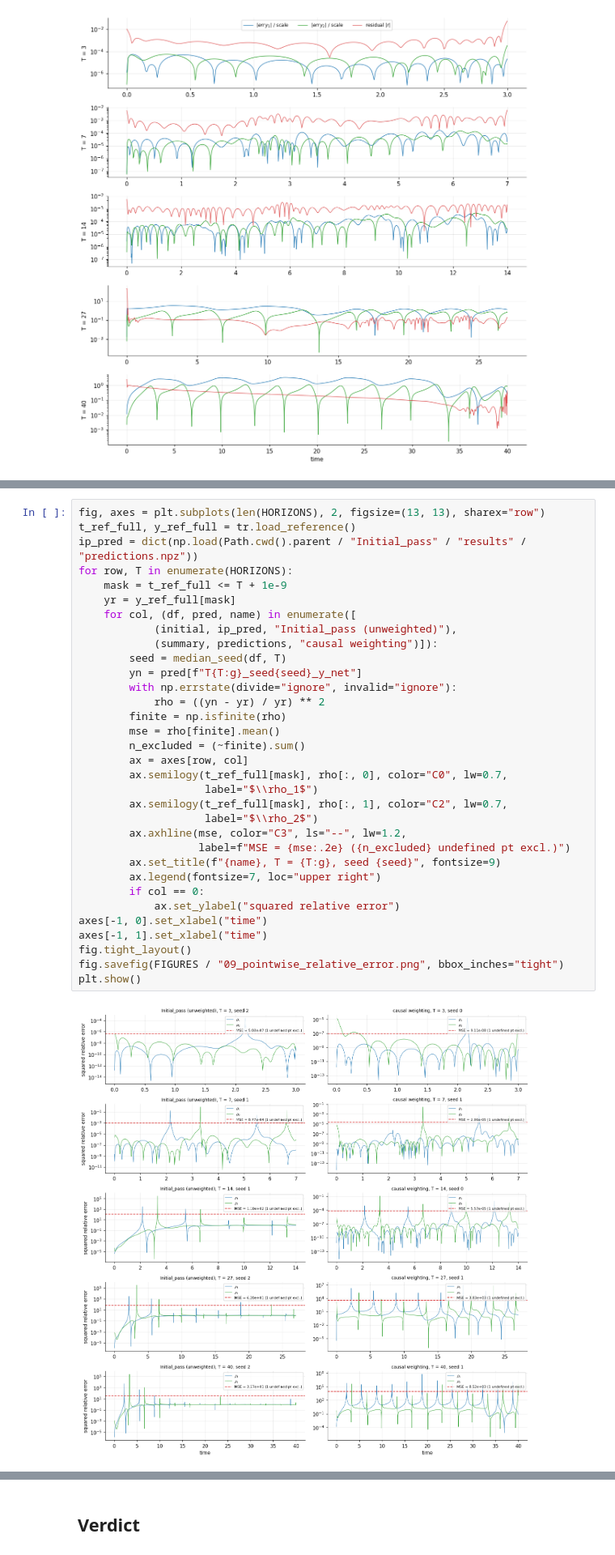
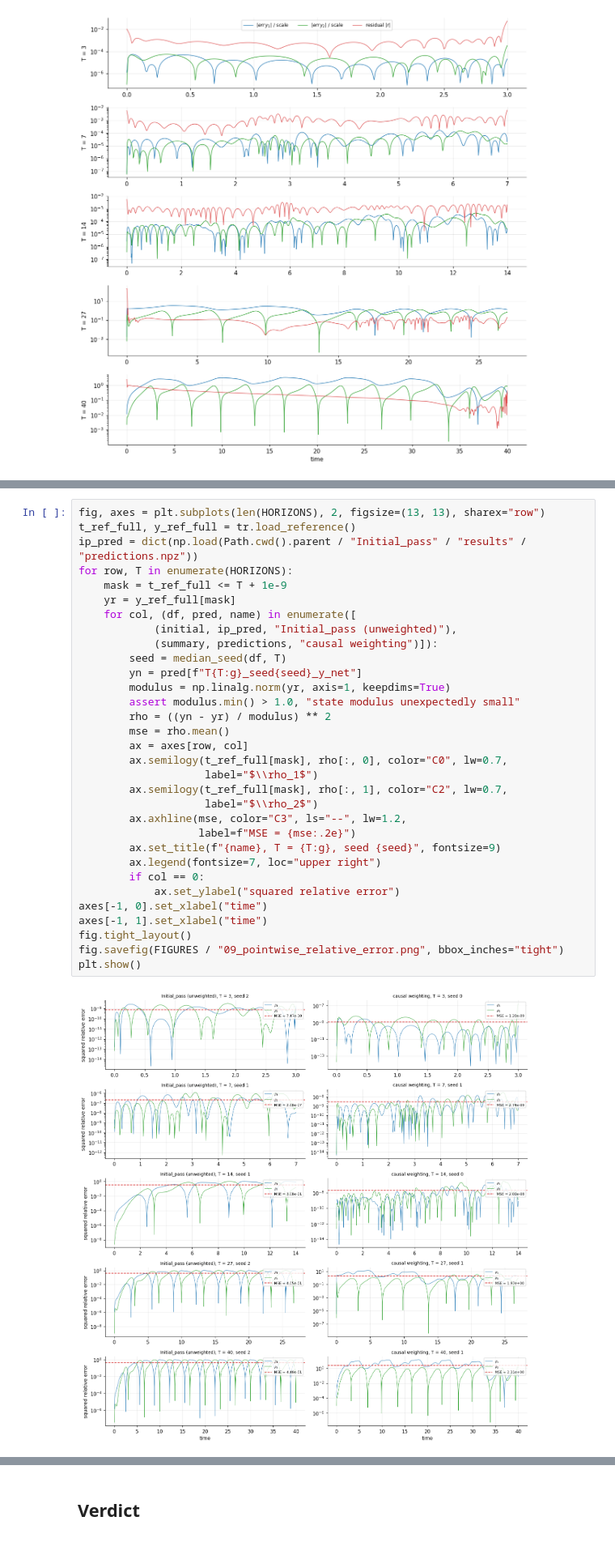
Before and after one commit to GeorgeWilliam1999/Van_Der_Pole, a Jupyter notebook: continuous_time_network/Causal_weighting/causal_weighting_sweep.ipynb, the cells around one changed output, grey strips where cells are left out. Shown at 81% size. Drawn from its saved outputs; the diff is of its cells as text.

```diff
--- a/continuous_time_network/Causal_weighting/causal_weighting_sweep.ipynb
+++ b/continuous_time_network/Causal_weighting/causal_weighting_sweep.ipynb
@@ -302,38 +302,37 @@ read directly as squared fractional error.
 # %%
 fig, axes = plt.subplots(len(HORIZONS), 2, figsize=(13, 13), sharex="row")
 t_ref_full, y_ref_full = tr.load_reference()
 ip_pred = dict(np.load(Path.cwd().parent / "Initial_pass" / "results" / "predictions.npz"))
 for row, T in enumerate(HORIZONS):
     mask = t_ref_full <= T + 1e-9
     yr = y_ref_full[mask]
     for col, (df, pred, name) in enumerate([
             (initial, ip_pred, "Initial_pass (unweighted)"),
             (summary, predictions, "causal weighting")]):
         seed = median_seed(df, T)
         yn = pred[f"T{T:g}_seed{seed}_y_net"]
-        with np.errstate(divide="ignore", invalid="ignore"):
-            rho = ((yn - yr) / yr) ** 2
-        finite = np.isfinite(rho)
-        mse = rho[finite].mean()
-        n_excluded = (~finite).sum()
+        modulus = np.linalg.norm(yr, axis=1, keepdims=True)
+        assert modulus.min() > 1.0, "state modulus unexpectedly small"
+        rho = ((yn - yr) / modulus) ** 2
+        mse = rho.mean()
         ax = axes[row, col]
         ax.semilogy(t_ref_full[mask], rho[:, 0], color="C0", lw=0.7,
                     label="$\\rho_1$")
         ax.semilogy(t_ref_full[mask], rho[:, 1], color="C2", lw=0.7,
                     label="$\\rho_2$")
         ax.axhline(mse, color="C3", ls="--", lw=1.2,
-                   label=f"MSE = {mse:.2e} ({n_excluded} undefined pt excl.)")
+                   label=f"MSE = {mse:.2e}")
         ax.set_title(f"{name}, T = {T:g}, seed {seed}", fontsize=9)
         ax.legend(fontsize=7, loc="upper right")
         if col == 0:
             ax.set_ylabel("squared relative error")
 axes[-1, 0].set_xlabel("time")
 axes[-1, 1].set_xlabel("time")
 fig.tight_layout()
 fig.savefig(FIGURES / "09_pointwise_relative_error.png", bbox_inches="tight")
 plt.show()
 # %% [output]
-[figure, old version]
+[figure, new version]
 # %% [markdown]
 ## Figure 10 — the failures in phase space (extended-budget runs)
 
```
Also changed, not shown: parts of 2 cells of this notebook, 1 other file.
